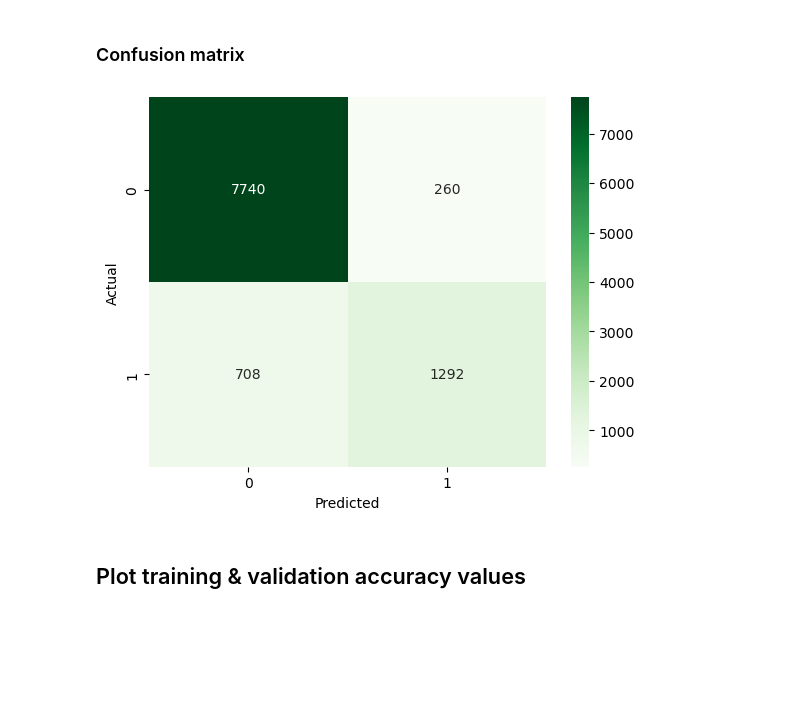
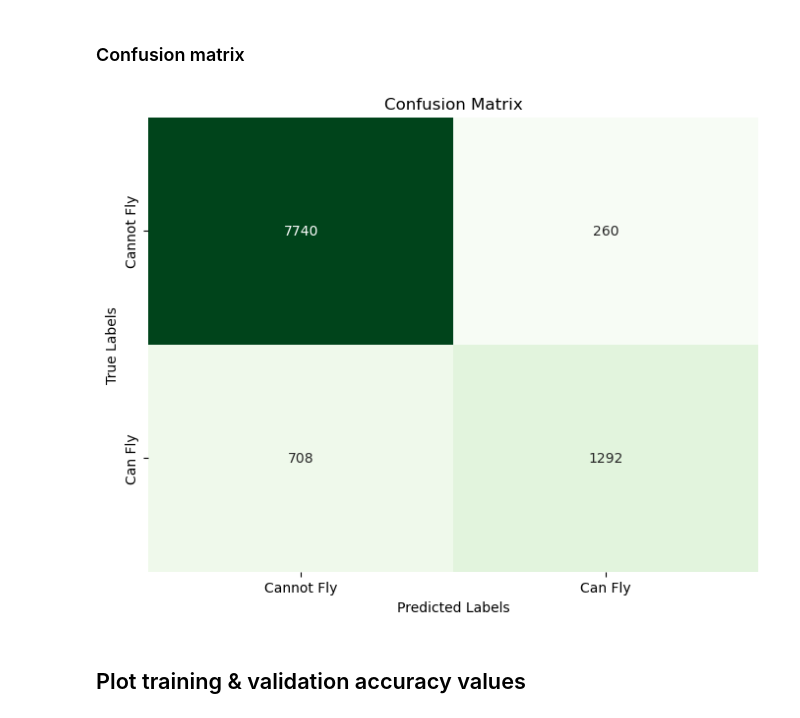
Before and after one commit to MythX744/CV_Project, a Jupyter notebook: Project/Project_CNN.ipynb, the cells around one changed output. Drawn from its saved outputs; the diff is of its cells as text; code cells hidden in the pictures; blank space fills up the shorter version.

```diff
--- a/Project/Project_CNN.ipynb
+++ b/Project/Project_CNN.ipynb
@@ -270,15 +270,24 @@ F1 Score: 0.7275
 weighted avg       0.90      0.90      0.90     10000
 # %% [markdown]
 ### Confusion matrix
-# %%
-# Plot confusion matrix
-conf_matrix = confusion_matrix(y_test_binary, y_pred)
-sns.heatmap(conf_matrix, annot=True, fmt='d', cmap='Greens')
-plt.xlabel('Predicted')
-plt.ylabel('Actual')
-plt.show()
-# %% [output]
-[figure, removed]
+# %%
+# Plot confusion matrix
+conf_matrix = confusion_matrix(y_test_binary, y_pred)
+
+# Create a heatmap for the confusion matrix
+plt.figure(figsize=(8, 6))  # Optional: Adjusts the figure size for better readability
+sns.heatmap(conf_matrix, annot=True, fmt='d', cmap='Greens', cbar=False)
+
+# Adding labels
+plt.xlabel('Predicted Labels')
+plt.ylabel('True Labels')
+plt.title('Confusion Matrix')  # Optional: Adds a title to the heatmap
+plt.xticks([0.5, 1.5], ['Cannot Fly', 'Can Fly'])  # Set the positions and labels of the x-ticks
+plt.yticks([0.5, 1.5], ['Cannot Fly', 'Can Fly'], va='center')  # Set the positions and labels of the y-ticks, 'va' centers the labels
+
+plt.show()
+# %% [output]
+[figure, added]
 # %% [markdown]
 ## Plot training & validation accuracy values
 # %%
```
